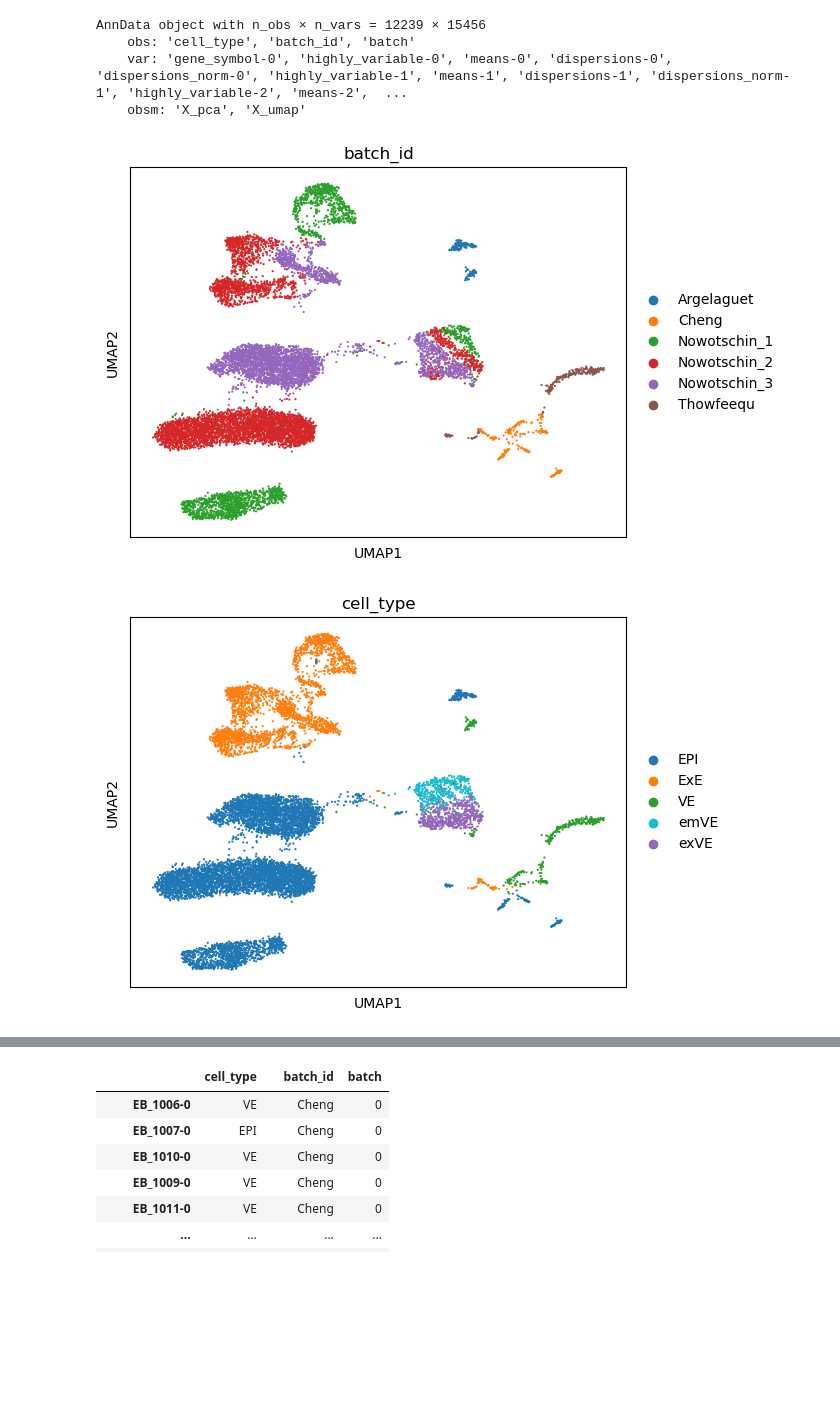
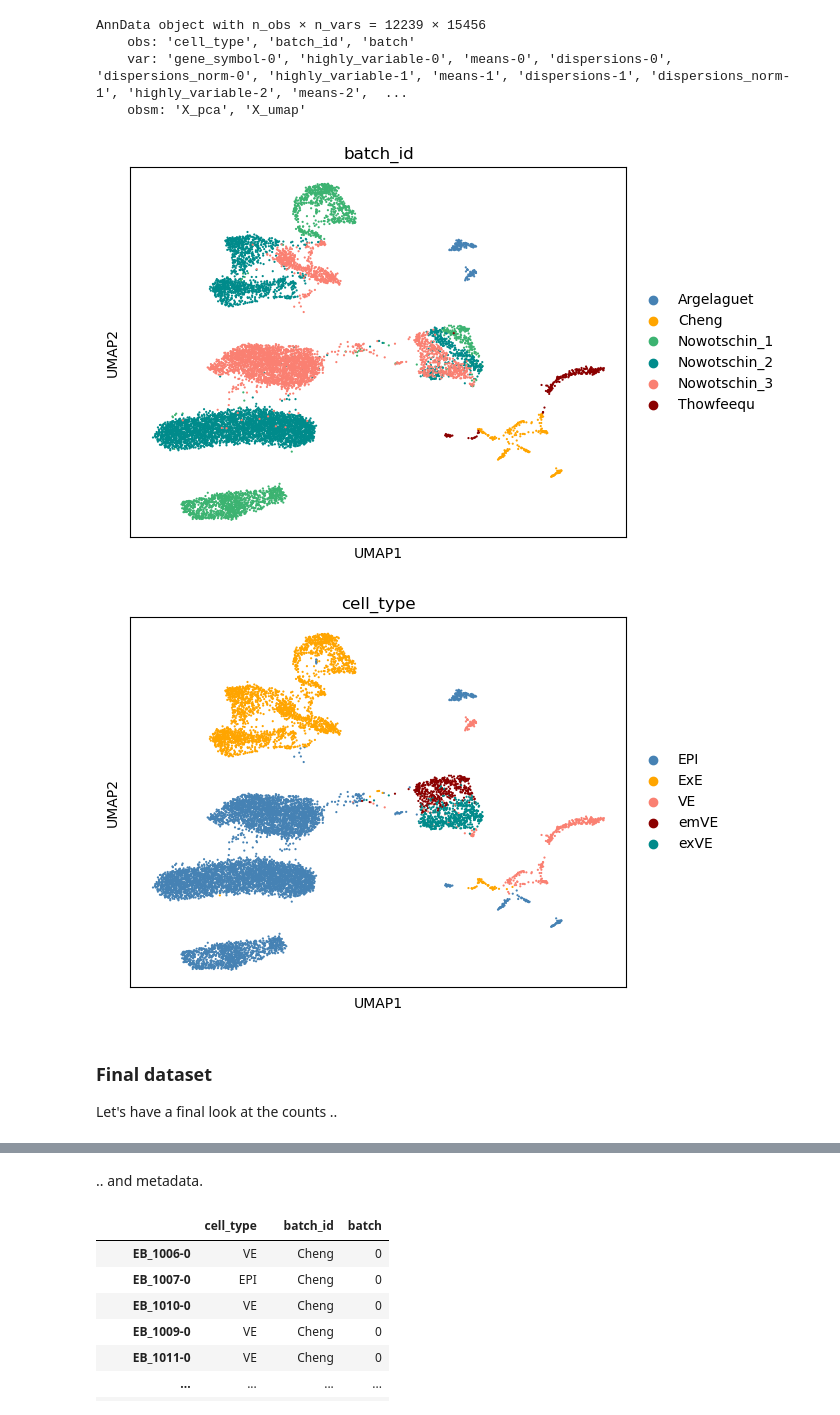
Before and after one commit to timonschmidt/sc_lecture, a Jupyter notebook: concat_datasets.ipynb, the cells around one changed output, grey strips where cells are left out. Drawn from its saved outputs; the diff is of its cells as text; code cells hidden in the pictures; blank space fills up the shorter version.

```diff
--- a/concat_datasets.ipynb
+++ b/concat_datasets.ipynb
@@ -327,17 +334,27 @@ sc.pp.pca(adata_join, svd_solver='arpack')
 sc.pp.neighbors(adata_join)
 sc.tl.umap(adata_join)
 # %%
-sc.pl.umap(adata_join, color=['batch_id'])
+sc.pl.umap(adata_join, color=['batch_id'], palette={
+        "Argelaguet": "steelblue",
+        "Cheng": "orange",
+        "Nowotschin_1": "mediumseagreen",
+        "Nowotschin_2": "darkcyan",
+        "Nowotschin_3": "salmon",
+        "Thowfeequ": "darkred",
+    })
 sc.pl.umap(adata_join, color=['cell_type'], palette={
-        "EPI": "tab:blue",
-        "ExE": "tab:orange",
-        "VE": "tab:green",
-        "emVE": "tab:cyan",
-        "exVE": "tab:purple",
+        "EPI": "steelblue",
+        "ExE": "orange",
+        "VE": "salmon",
+        "emVE": "darkred",
+        "exVE": "darkcyan",
     })
 # %% [output]
-[figure, old version]
+[figure, new version]
-[figure, old version]
+[figure, new version]
+# %% [markdown]
+### Final dataset
+Let's have a final look at the counts ..
 # %%
 adata_join.to_df()
 # %% [output]
@@ -354,6 +371,8 @@ adata_join.to_df()
 | SS.sc7785268-3 | 0.000000 | 0.225189 | 0.032305 | 0.000000 | 0.000000 | 0.0 | 0.0 | 0.054606 | 0.248681 | 0.00000 | ... |
 | SS.sc7785269-3 | 0.000000 | 0.175762 | 0.000000 | 0.000000 | 0.931075 | 0.0 | 0.0 | 0.000000 | 0.648533 | 0.00000 | ... |
 12239 rows × 15456 columns
+# %% [markdown]
+.. and metadata.
 # %%
 adata_join.obs[:]
 # %% [output]
```
Also changed, not shown: parts of 6 cells of this notebook, 1 other file.
